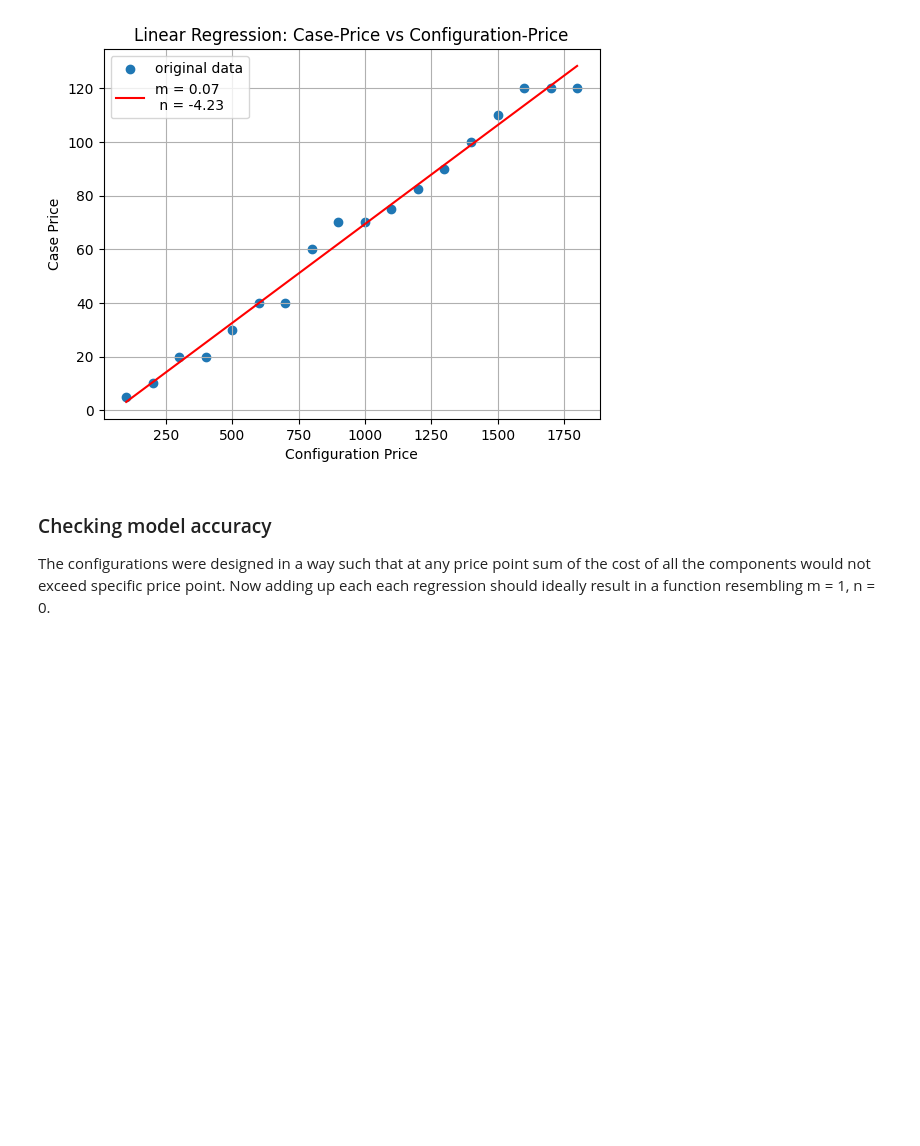
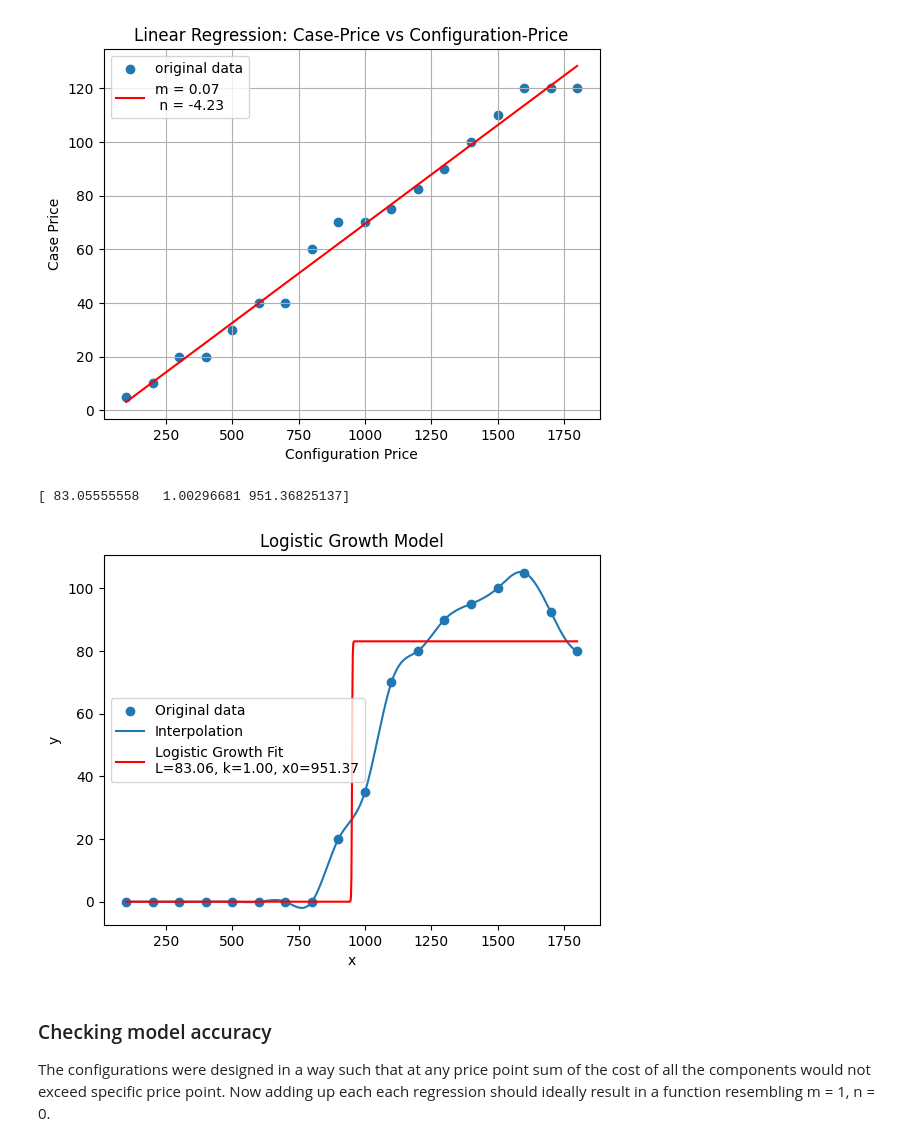
Before and after one commit to Lan3ye/pcconfig, a Jupyter notebook: KonfigurationAnalysis.ipynb, the cells around one changed output. Saved outputs shown, nothing was run; the diff lists cells and outputs as text; code cells hidden in the pictures; blank space fills up the shorter version.

```diff
--- a/KonfigurationAnalysis.ipynb
+++ b/KonfigurationAnalysis.ipynb
@@ -179,6 +183,44 @@ plt.savefig('caseKonfigurationPrice.png', dpi=300)
 plt.show()
 # %% [output]
 [figure]
+# %%
+y = data['cooler']
+
+interpolation = interp1d(x, y, kind='cubic', fill_value='extrapolate')
+x_interp = np.linspace(min(x), max(x), 1000)
+y_interp = interpolation(x_interp)
+
+
+# Defining logistical function
+def logistic_growth(x, L, k, x0):
+    return L / (1 + np.exp(-k * (x - x0)))
+
+def smooth_sigmoid(x, L, k, x0):
+    return L * np.tanh(k * (x - x0))
+
+initialGuess = (max(y_interp), 1, np.mean(x_interp))
+# Perform curve fit
+params, covariance = curve_fit(logistic_growth, x, y, p0=(initialGuess))
+
+# Get fitted parameters
+L, k, x0 = params
+print(params)
+
+# Generate points for the fitted curve
+x_fit = np.linspace(min(x), max(x), 1000)
+y_fit = logistic_growth(x_fit, L, k, x0)
+
+plt.scatter(x, y, label='Original data')
+plt.plot(x_interp, y_interp, label='Interpolation')
+plt.plot(x_fit, y_fit, color='red', label=f'Logistic Growth Fit\nL={L:.2f}, k={k:.2f}, x0={x0:.2f}')
+plt.title('Logistic Growth Model')
+plt.xlabel('x')
+plt.ylabel('y')
+plt.legend()
+plt.show()
+# %% [output]
+[ 83.05555558   1.00296681 951.36825137]
+[figure, added]
 # %% [markdown]
 ### Checking model accuracy
 The configurations were designed in a way such that at any price point sum of the cost of all the components would not exceed specific price point. Now adding up each each regression should ideally result in a function resembling m = 1, n = 0.
```
Also changed, not shown: parts of 10 cells of this notebook, 3 other files.
